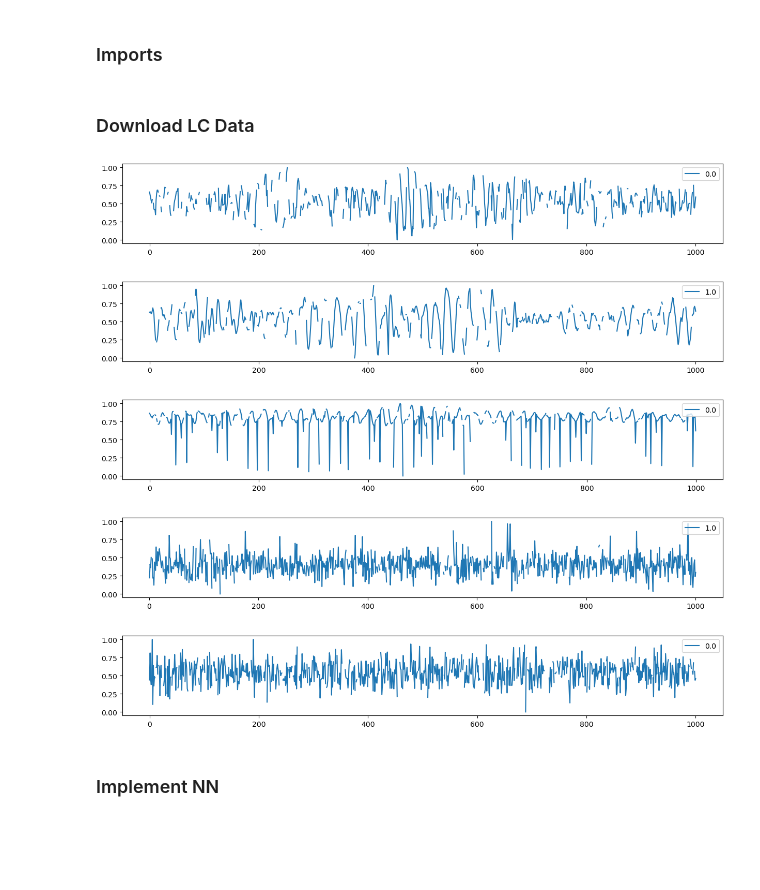
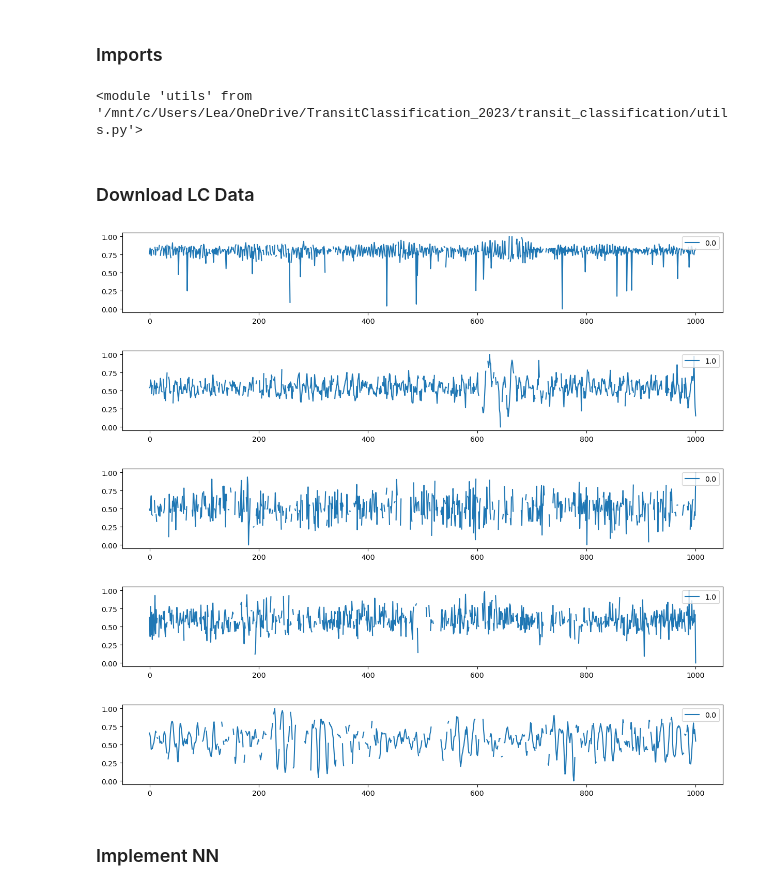
Before and after one commit to ashyo98/transit_classification, a Jupyter notebook: Transits_NN_Notebook.ipynb, the cells around one changed output. Drawn from its saved outputs; the diff is of its cells as text; code cells hidden in the pictures; blank space fills up the shorter version.

```diff
--- a/Transits_NN_Notebook.ipynb
+++ b/Transits_NN_Notebook.ipynb
@@ -15,6 +15,10 @@ import lightkurve as lk
 from scipy.optimize import curve_fit
 import sys
 import utils
+import importlib
+importlib.reload(utils)
+# %% [output]
+<module 'utils' from '/mnt/c/Users/Lea/OneDrive/TransitClassification_2023/transit_classification/utils.py'>
 # %% [markdown]
 ### Download LC Data
 # %%
@@ -26,16 +30,17 @@ savepath = 'Data'
 
 utils.collect_curves_tofiles(n_curves, n_timesteps, downsize_method, pct_transits, savepath)
 # %%
-data = pd.read_csv(f"Data/flux_200_1000_50.csv", header=None)
-labels = pd.read_csv(f"Data/labels_200_1000_50.csv", header=None)
+data = pd.read_csv(f"../Data/flux_200_1000_50.csv", header=None)
+labels = pd.read_csv(f"../Data/labels_200_1000_50.csv", header=None)
 for i in range(5):
-    fluxnorm = ((data.iloc[i] - np.nanmin(data.iloc[i]))/(np.nanmax(data.iloc[i]) - np.nanmin(data.iloc[i])))
+    idx = np.random.randint(0, len(labels))
+    fluxnorm = ((data.iloc[idx] - np.nanmin(data.iloc[idx]))/(np.nanmax(data.iloc[idx]) - np.nanmin(data.iloc[idx])))
     plt.figure(figsize=(15, 2)); plt.plot(np.linspace(0, 1000, 1000), fluxnorm, label=labels.iloc[i][0]); plt.legend(loc='upper right')
 # %% [output]
-[figure, old version]
+[figure, new version]
-[figure, old version]
+[figure, new version]
-[figure, old version]
+[figure, new version]
-[figure, old version]
+[figure, new version]
-[figure, old version]
+[figure, new version]
 # %% [markdown]
 ### Implement NN
```
Also changed, not shown: parts of 4 cells of this notebook, 1 other file.
